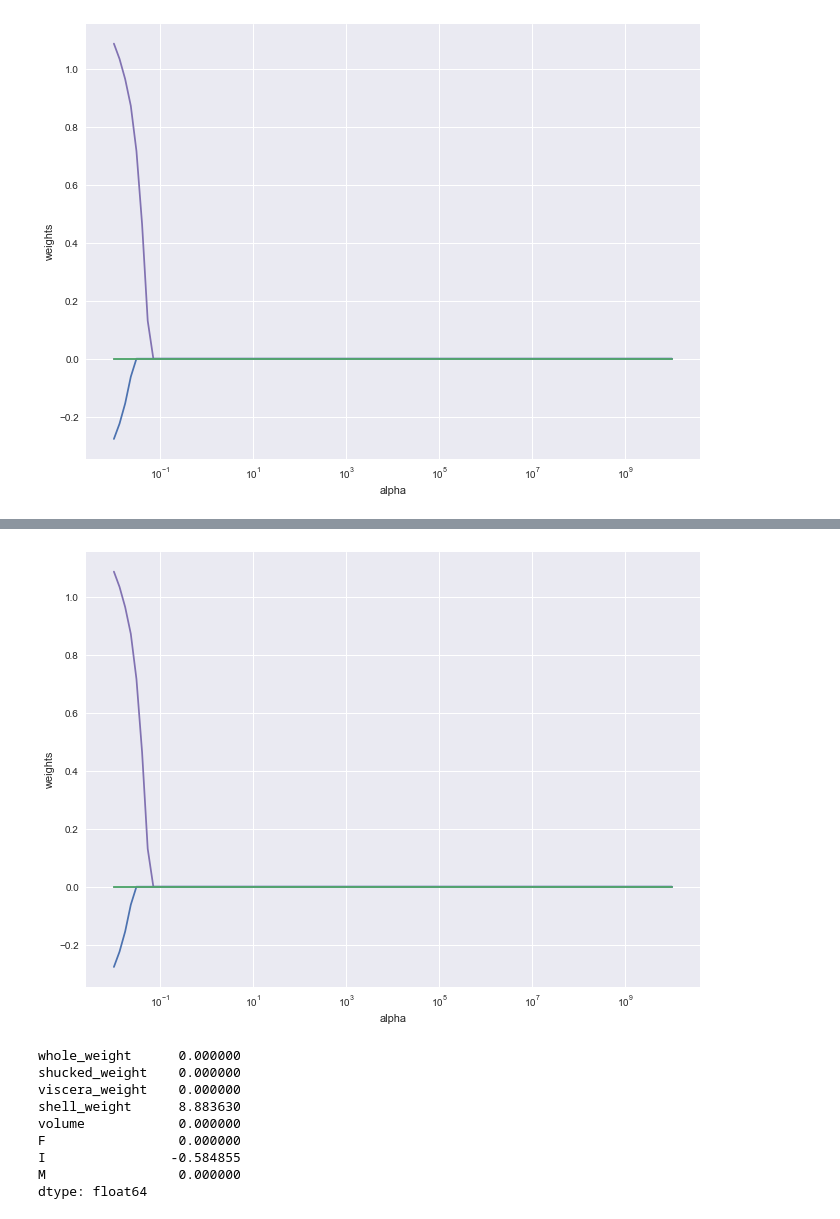
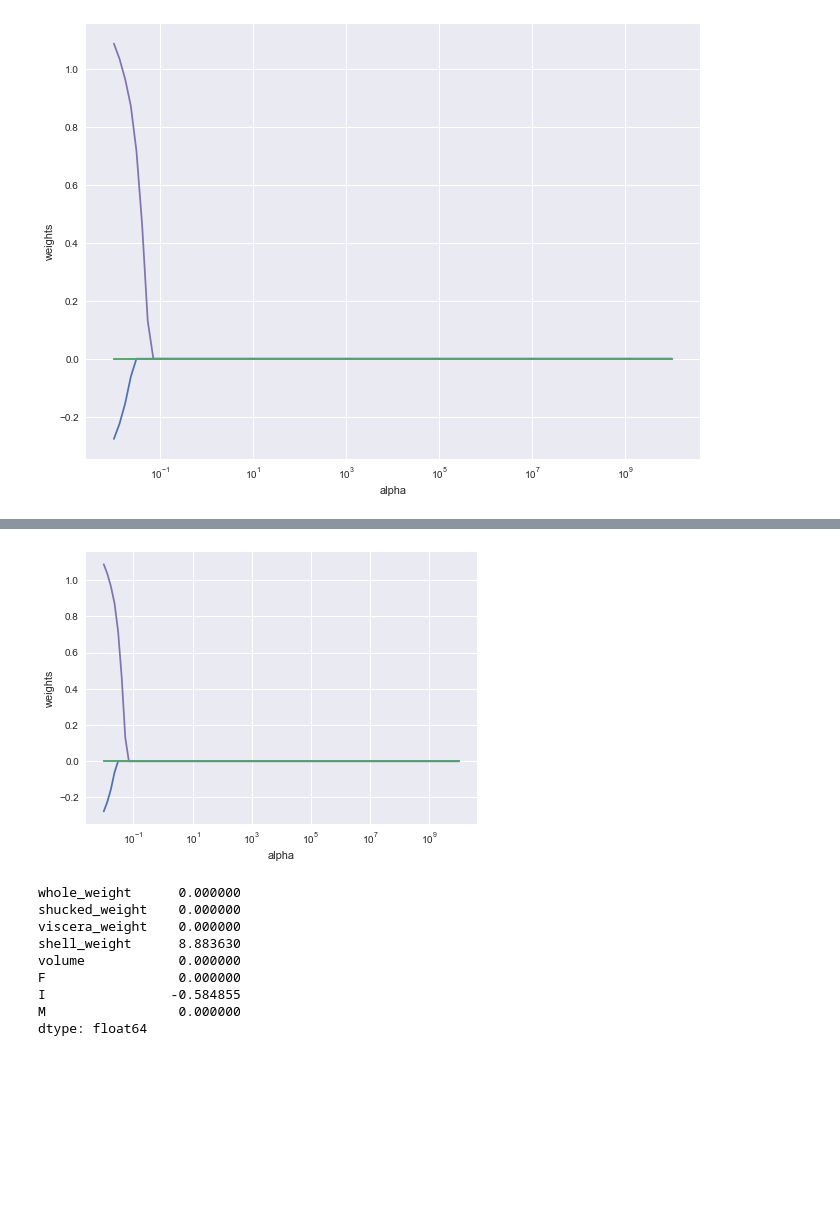
Before and after one commit to viciouspetal/data-analytics-notebook, a Jupyter notebook: Assignment workbook.ipynb, the cells around one changed output, grey strips where cells are left out. Saved outputs shown, nothing was run; the diff lists cells and outputs as text; code cells hidden in the pictures; blank space fills up the shorter version.

```diff
--- a/Assignment workbook.ipynb
+++ b/Assignment workbook.ipynb
@@ -260,6 +260,8 @@ def set_16x16_figure():
     sb.set(rc={'figure.figsize':(16,16)})
 def set_11x8_figure():
     sb.set(rc={'figure.figsize':(11,8)})
+def set_7x5_figure():
+    sb.set(rc={'figure.figsize':(7,5)})
 # %%
 set_16x16_figure()
 ax=sb.boxplot(data=df)
@@ -1003,7 +1021,7 @@ for a in alphas:
     lasso.fit(scale(X_train), y_train)
     coefs.append(lasso.coef_)
 
-set_11x8_figure()
+set_7x5_figure()
 ax = plt.gca()
 ax.plot(alphas*2, coefs)
 ax.set_xscale('log')
@@ -1022,6 +1040,6 @@ MAE: 1.370713382794552
 Lasso score: 0.38240892758731243 [ 0.          0.          0.          8.88363007  0.          0.
  -0.58485456  0.        ]
-[figure, old version]
+[figure, new version]
 # %%
 #display(coefs)
 #np.shape(coefs)
```
Also changed, not shown: parts of 19 cells of this notebook, 1 other file.
